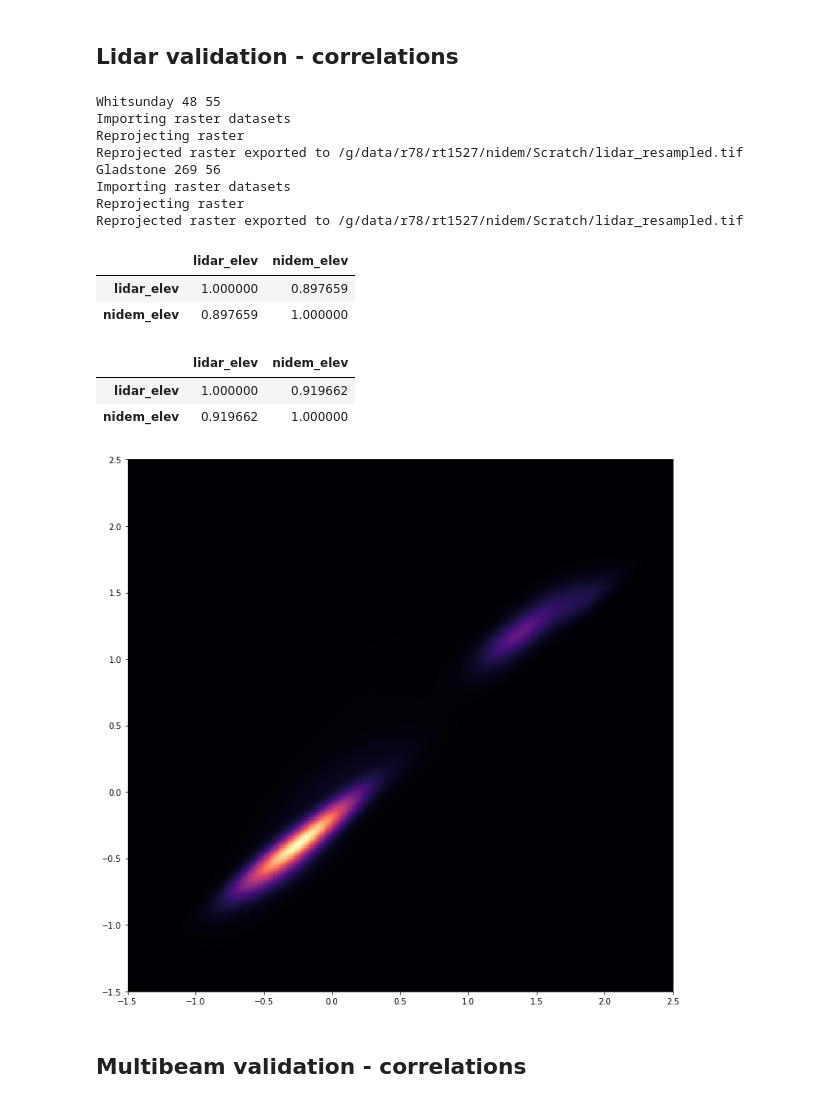
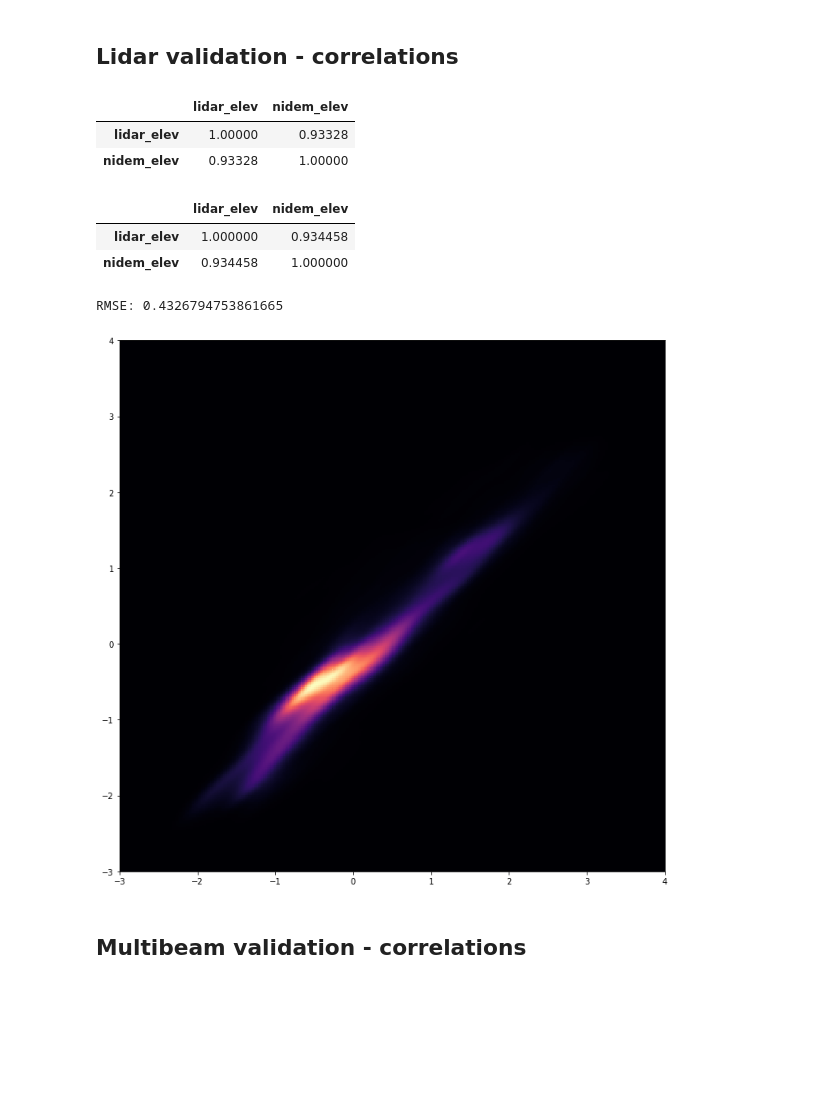
Before and after one commit to robbibt/nidem_visualisations, a Jupyter notebook: NIDEM_validation.ipynb, the cells around one changed output. Cells and saved outputs as stored; diff of their text form; code cells hidden in the pictures; blank space fills up the shorter version.

```diff
--- a/NIDEM_validation.ipynb
+++ b/NIDEM_validation.ipynb
@@ -171,24 +175,30 @@ study_areas = study_areas_df.to_dict('index')
 
 out_list = list()
 
-for key in study_areas:
+for key in study_areas:  #['Rockhampton']: #
+
+    print(key)
 
     # Use ITEM polygon and MGA zone from file
     polygon = study_areas[key]['item_polygon']
     mga_zone = study_areas[key]['mga_zone']
+    lidar_raster = study_areas[key]['lidar_raster']
 
     # Import Intertidal DEM data
     nidem_ds = gdal.Open("output_data/dem/NIDEM_dem_{}.tif".format(polygon))
     nidem_array = nidem_ds.GetRasterBand(1).ReadAsArray()
+    nidem_prj = nidem_ds.GetProjection()
+    nidem_geotrans = nidem_ds.GetGeoTransform()
 
     # Import data
     points_df = pd.read_csv('output_data/validation/output_points_{}.csv'.format(key))
+
     ulx, lrx = np.percentile(points_df.point_lon, [0, 100])
     lry, uly = np.percentile(points_df.point_lat, [0, 100])
 
     # Clip LIDAR raster to extent of points
     gdal.Translate(destName='scratch/lidar_clipped.tif',
-                   srcDS='validation_data/LIDAR_dems/QLD/z{0}/qldz{0}.tif'.format(mga_zone),
+                   srcDS=lidar_raster,
                    projWin=[ulx-0.01, uly+0.01, lrx+0.01, lry-0.01],
                    projWinSRS="+proj=longlat +ellps=WGS84 +datum=WGS84 +no_defs")
 
@@ -196,8 +206,7 @@ for key in study_areas:
     lidar_reproj = reproject_to_template(input_raster='scratch/lidar_clipped.tif',
                                          template_raster='output_data/dem/NIDEM_dem_{}.tif'.format(polygon),
                                          output_raster='scratch/lidar_resampled.tif',
-                                         resolution=None,
-                                         resampling=gdal.GRA_Average, nodata_val=0)
+                                         resampling=gdal.GRA_Bilinear, nodata_val=0)
 
     # Convert lat-lon points to X and Y Australian Albers coords
     x, y = transform(p1=Proj(init='EPSG:4326'), p2=Proj(init="EPSG:3577"),
@@ -207,49 +216,59 @@ for key in study_areas:
     x_ind, y_ind = SpatialTools.coords_to_indices(x_coords=x, y_coords=y,
                                      input_raster="output_data/dem/NIDEM_dem_{}.tif".format(polygon))
 
     # Create mask of areas with exposed non-water LIDAR points
-    mask = np.full(nidem_array.shape, False)
-    mask[y_ind, x_ind] = True
+    mask_unfiltered = np.full(nidem_array.shape, False)
+    mask_unfiltered[y_ind, x_ind] = True
+    mask_unfiltered = ndimage.binary_fill_holes(mask_unfiltered)
+    mask_unfiltered = ndimage.binary_erosion(mask_unfiltered)
+    mask = ndimage.binary_dilation(mask_unfiltered)
 
     # Extract LIDAR and NIDEM elevation data
     lidar_elev = lidar_reproj.GetRasterBand(1).ReadAsArray()[mask]
     nidem_elev = nidem_array[mask] / 1000.0
 
     # Combine into dataframe
     test_df = pd.DataFrame({"lidar_elev": lidar_elev, "nidem_elev": nidem_elev}).dropna()
     out_list.append(test_df)
+    print('    Comparing {} raster pixels'.format(len(test_df)))
+
+    # Export mask to file
+    SpatialTools.array_to_geotiff(fname = "scratch/lidar_mask_{}.tif".format(key),
+                                  data = mask,
+                                  geo_transform = nidem_geotrans,
+                                  projection = nidem_prj,
+                                  nodata_val = 0)
 
     # Close datasets
     lidar_reproj = None
     nidem_ds = None
 
 # Combine into single dataframe
 lidar_val_df = pd.concat(out_list)
 
 # Calculate correlations
 display(lidar_val_df.corr(method='pearson'))
 display(lidar_val_df.corr(method='spearman'))
 
+# RMSE
+print("RMSE: {}".format(((lidar_val_df.nidem_elev - lidar_val_df.lidar_elev) ** 2).mean() ** 0.5))
+
+# Take random sample
+lidar_val_df = lidar_val_df.sample(20000)
+
 # Plot KDE heatmap
 plot_kde(x_vals=lidar_val_df.lidar_elev,
          y_vals=lidar_val_df.nidem_elev,
-         x_lims=(-1.5, 2.5), y_lims=(-1.5, 2.5), power=1)
+         x_lims=(-3, 4), y_lims=(-3, 4), power=1.0)
 # %% [output]
-Whitsunday 48 55
-Importing raster datasets
-Reprojecting raster
-Reprojected raster exported to /g/data/r78/rt1527/nidem/Scratch/lidar_resampled.tif
-Gladstone 269 56
-Importing raster datasets
-Reprojecting raster
-Reprojected raster exported to /g/data/r78/rt1527/nidem/Scratch/lidar_resampled.tif
 |  | lidar_elev | nidem_elev |
-| lidar_elev | 1.000000 | 0.897659 |
-| nidem_elev | 0.897659 | 1.000000 |
+| lidar_elev | 1.00000 | 0.93328 |
+| nidem_elev | 0.93328 | 1.00000 |
 |  | lidar_elev | nidem_elev |
-| lidar_elev | 1.000000 | 0.919662 |
-| nidem_elev | 0.919662 | 1.000000 |
+| lidar_elev | 1.000000 | 0.934458 |
+| nidem_elev | 0.934458 | 1.000000 |
+RMSE: 0.4326794753861665
-[figure, old version]
+[figure, new version]
 # %% [markdown]
 ## Multibeam validation - correlations
 # %%
```
Also changed, not shown: parts of 6 cells of this notebook, 2 other files.
